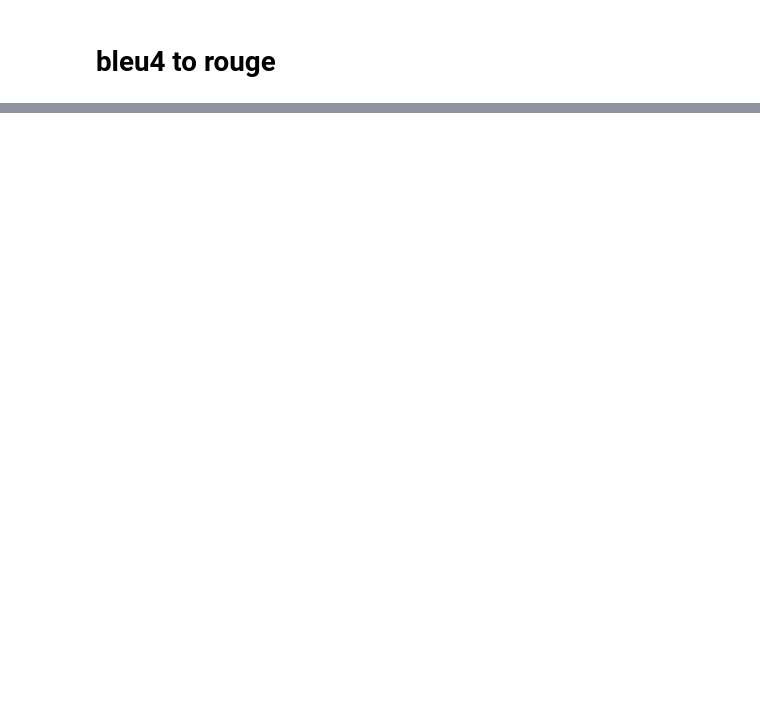
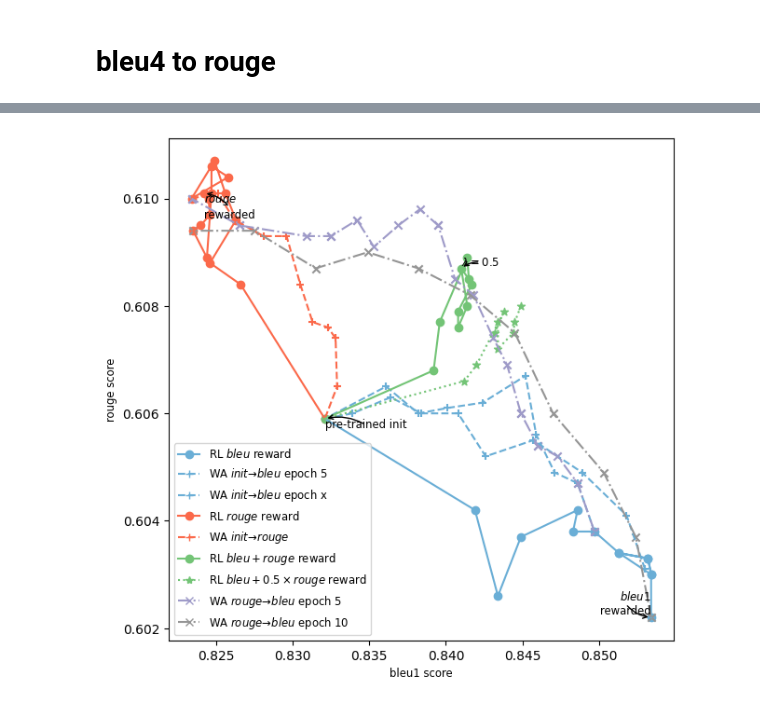
Before and after one commit to alexrame/domainbedv2, a Jupyter notebook: notebooks/rl/captioning/wa_rl_captioning.ipynb, the cells around one changed output, grey strips where cells are left out. Saved outputs shown, nothing was run; the diff lists cells and outputs as text; code cells hidden in the pictures; blank space fills up the shorter version.

```diff
--- a/notebooks/rl/captioning/wa_rl_captioning.ipynb
+++ b/notebooks/rl/captioning/wa_rl_captioning.ipynb
@@ -410,0 +231,11 @@ plot.save_fig(fig=fig_dr, name="captioning/pareto_captioning_e2e_bleu4torouge.pd
+# %%
+fig_dr = plot_captioning(
+    [
+        fts_bleu.l_step, fts_bleu.l_wa, fts_cider.l_step, fts_cider.l_wa,
+        fts_ciderbleu.l_step, fts_ciderbleu.l_wa,
+    ],
+    key_x="Bleu_1",
+    key_y="CIDEr",
+    loc="lower left"
+)
+plot.save_fig(fig=fig_dr, name="captioning/pareto_captioning_bleu1tocider.pdf", do_save=do_save)
@@ -411,72 +301,43 @@ plot.save_fig(fig=fig_dr, name="captioning/pareto_captioning_e2e_bleu4torouge.pd
 # %%
 plot.plt.rcParams["figure.figsize"] = (7, 7)
 plot.SIZE_AXIS = "small"
 plot.SIZE = "small"
-fig_dr = plot.plot_key(
+
+fig_dr = plot_captioning_enriched(
     [
-        fts_rouge.l_step,
-        fts_rouge.l_wa,
-        fts_bleu.l_step,
+        fts_bleu.l_step_epoch10,
         fts_bleu.l_wa,
-        fts_bleu.l_wa,
-        fts_bleu4.l_step,
-        fts_meteor.l_step,
-        fts_meteor.l_steplr,
+        fts_bleu.l_wa_epochx,
+        fts_rouge.l_step_epoch10,
+        fts_rouge.l_wa_step5,
         fts_bleurouge.l_step,
         fts_bleurouge.l_step_15,
-        fts_bleumeteor.l_step,
         fts_bleurouge.l_wa_epoch5,
         fts_bleurouge.l_wa_epoch10,
-        fts_bleumeteor.l_wa,
     ],
-    # list_indexes=[0, 1, 2, 3, 4, 5, 6, 7, 8, 9, 10],
     key_x="Bleu_1",
-    key_y="METEOR",
+    key_y="ROUGE_L",
     labels=[
+        r"RL $bleu$ reward",
+        r"WA $init \to bleu$ epoch 5",
+        r"WA $init \to bleu$ epoch x",
         r"RL $rouge$ reward",
         r"WA $init \to rouge$",
-        r"RL $bleu$ reward",
-        r"WA $init \to bleu$ epoch 5",
-        r"WA $init \to bleu$ epoch 10",
-        r"RL $bleu4$ reward",
-        r"RL $meteor$ reward",
-        r"RL $meteor$ reward small lr",
         r"RL $bleu+rouge$ reward",
         r"RL $bleu+0.5 \times rouge$ reward",
-        r"RL $bleu+meteor$ reward",
         r"WA $rouge \to bleu$ epoch 5",
         r"WA $rouge \to bleu$ epoch 10",
-        r"WA $meteor \to bleu$ epoch 5",
     ],
-    loc="lower left",
-    keycolor="lambda",
-    colormaps=[
-        "Reds",
-        "Reds",
-        "Blues",
-        "Blues",
-        "Blues",
-        "Dark_Blues",
-        "Greys",
-        "Dark_Greys",
-        "Purples",
-        "Purples",
-        "Blues_Greys",
-        'Greens',
-        "Greens",
-        "Blues_Greys",
+    colormaps=["Blues", "Blues", "Blues", "Reds", "Reds", "Greens", "Greens", "Purples", "Greys"],
+    linestyles=[
+        "solid", "dashed", "dashed", "solid", "dashed", "solid", "dotted", "dashdot", "dashdot"
     ],
-    linestyles=[
-        ls if ls not in [] else None for ls in [
-            "solid", "dashed", "solid", "dashed", "dashdot", "solid", "solid", "solid", "dotted",
-            "dotted", "dotted", 'dashed', "dashdot", "dashed"
-        ]
-    ],
-    connect_points=True,
-    order=2,
-    _dict_key_to_limit={
-        "Bleu_1": [0.78, 0.86],
-        "ROUGE_L": [0.60, 0.612],
-        "METEOR": [0.29, 0.32]
-    },
+    # _dict_key_to_limit={
+    #     "Bleu_1": [0.78, 0.86],
+    #     "ROUGE_L": [0.60, 0.612],
+    #     "METEOR": [0.29, 0.32]
+    # },
 )
+plot.save_fig(fig=fig_dr, name="captioning/pareto_captioning_bleutorouge_enriched.pdf", do_save=do_save)
+# %% [output]
+[figure, added]
```
Also changed, not shown: parts of 26 cells of this notebook, 9 other files.
